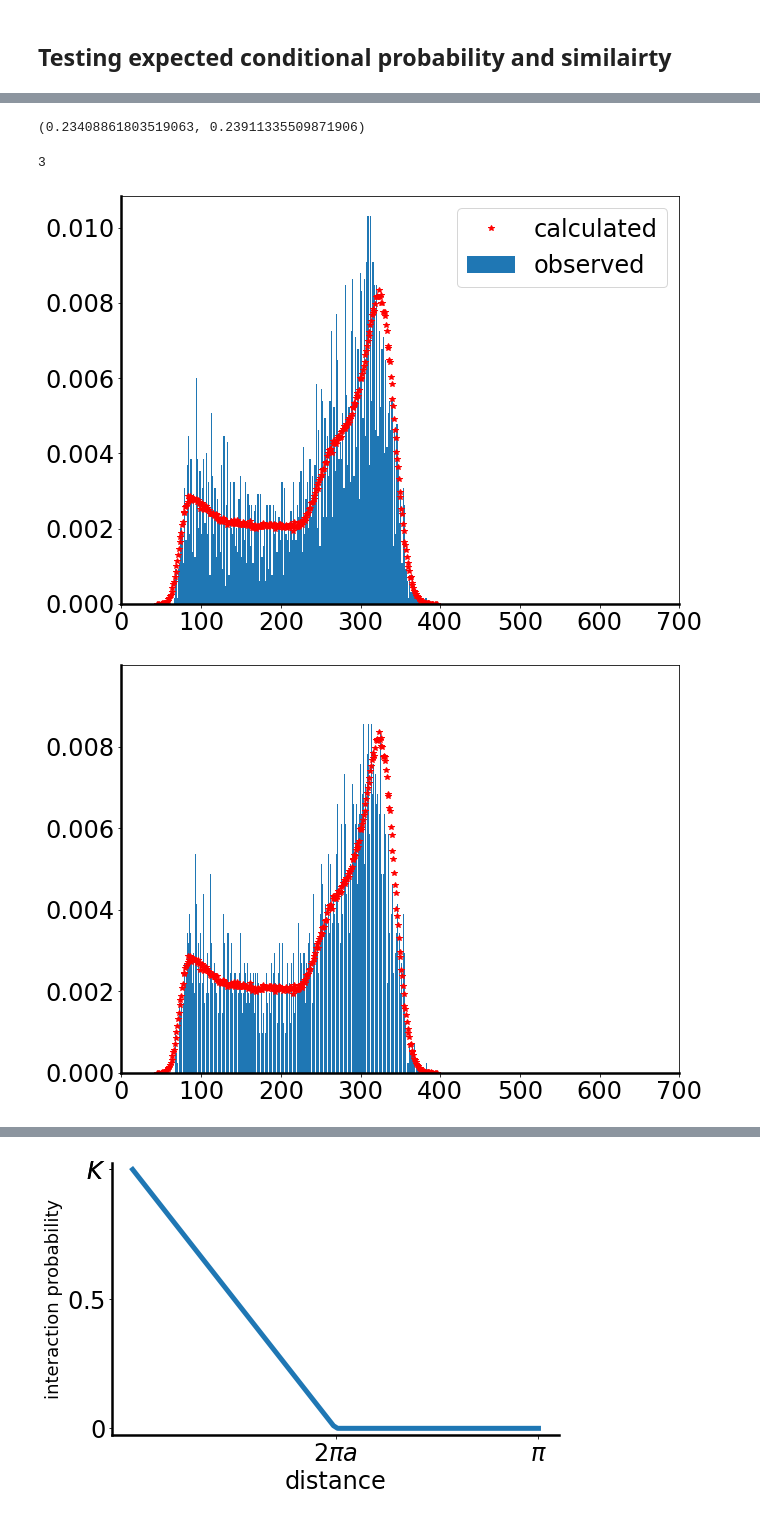
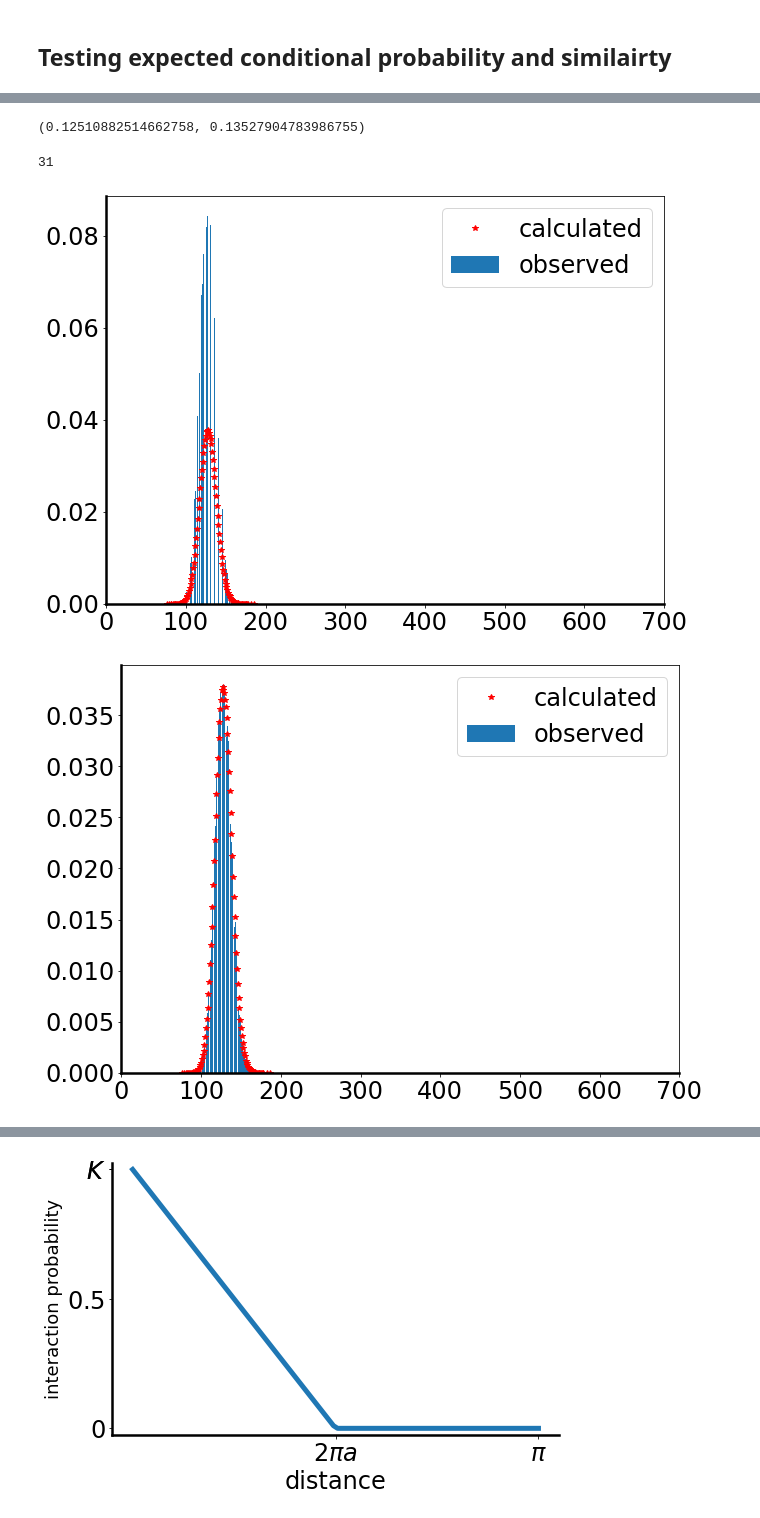
Before and after one commit to ClusterDuck123/ringity, a Jupyter notebook: doc/notebooks/network_model/degree distribution.ipynb, the cells around one changed output, grey strips where cells are left out. Drawn from its saved outputs; the diff is of its cells as text; code cells hidden in the pictures.

```diff
--- a/doc/notebooks/network_model/degree distribution.ipynb
+++ b/doc/notebooks/network_model/degree distribution.ipynb
@@ -11,9 +11,9 @@ from ringity.classes.network_model import NetworkBuilder
 ## Testing expected conditional probability and similairty
 # %%
 N = 2**10
-beta = 0.75
+beta = 0.99999999
 alpha = 0.25
-K = 0.75
+K = 0.5
 
 rate  = np.tan(np.pi * (1-beta) / 2)
 delay = 2/np.pi * np.arctan(rate)
@@ -103,11 +99,11 @@ G = nx.from_numpy_array(squareform(network_builder.network.astype(int)))
 # %%
 nx.density(G), rho
 # %% [output]
-(0.23408861803519063, 0.23911335509871906)
+(0.12510882514662758, 0.13527904783986755)
 # %%
 random_degrees = []
 
-for _ in range(2**2):
+for _ in range(2**5):
     print(_, end='\r')
 
     network_builder = NetworkBuilder()
@@ -122,7 +118,7 @@ for _ in range(2**2):
 
     random_degrees.extend([deg for (_, deg) in nx.degree(G)])
 # %% [output]
-3
+31
 # %%
 random_positions = []
 
@@ -154,15 +150,17 @@ rng.ax_setup(ax)
 
 ax.legend(fontsize=24);
 # %% [output]
-[figure, old version]
+[figure, new version]
 # %%
 fig, ax = plt.subplots(figsize=(10,7.5))
 
-ax.bar(degs_obs, freqs_obs);
-ax.plot(degs_exp, freqs_exp, 'r*');
+ax.bar(degs_obs, freqs_obs, label='observed');
+ax.plot(degs_exp, freqs_exp, 'r*', label='calculated');
 
 ax.set_xlim(0, 700)
 
 rng.ax_setup(ax)
+
+ax.legend(fontsize=24);
 # %% [output]
-[figure, old version]
+[figure, new version]
```
Also changed, not shown: parts of 10 cells of this notebook.
